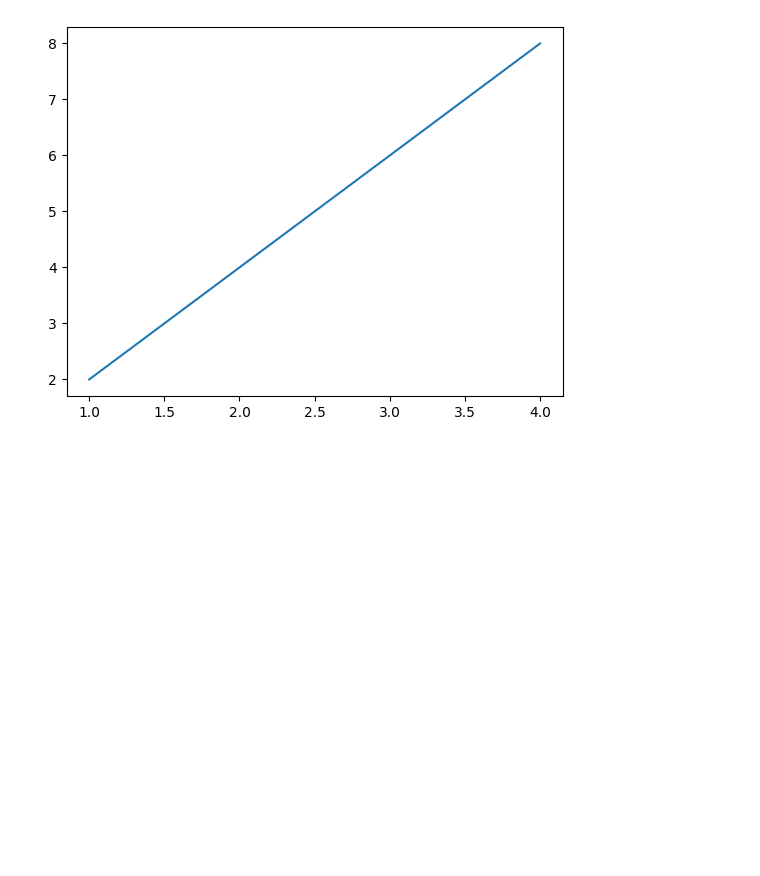
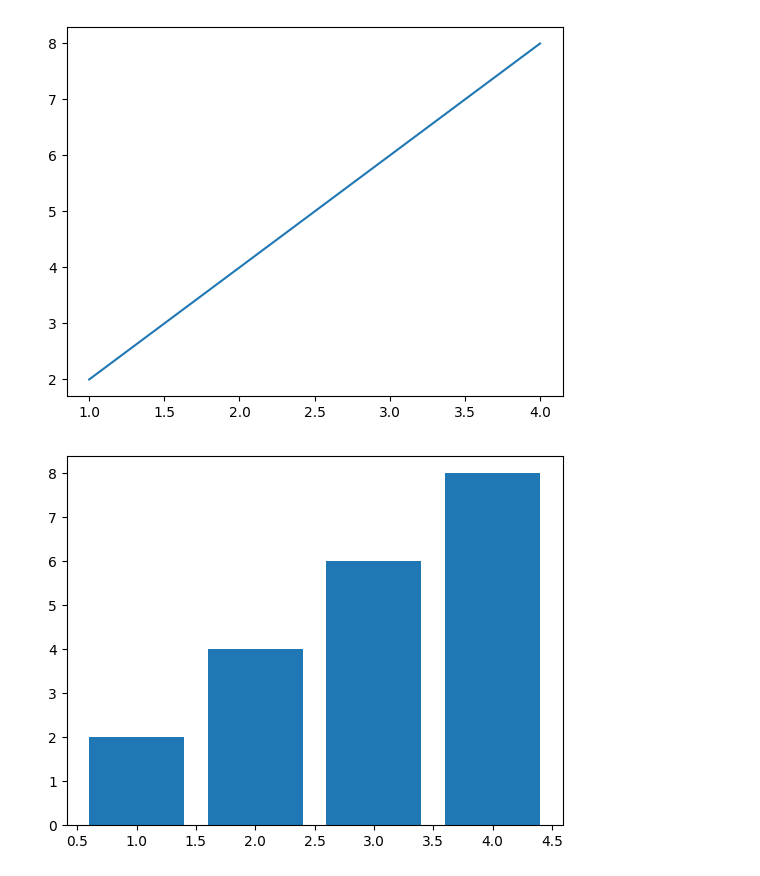
Before and after one commit to Amanmishra03/matplotlib, a Jupyter notebook: simple_graph.ipynb, the cells around one changed output. Saved outputs shown, nothing was run; the diff lists cells and outputs as text; code cells hidden in the pictures; blank space fills up the shorter version.

Commit message:
simple graph

```diff
--- a/simple_graph.ipynb
+++ b/simple_graph.ipynb
@@ -7,3 +7,10 @@ plt.plot(x,y)
 plt.show()
 # %% [output]
 [figure]
+# %%
+x = [1,2,3,4]
+y = [2,4,6,8]
+plt.bar(x,y)
+plt.show()
+# %% [output]
+[figure, added]
```
Also changed, not shown: parts of 1 cell of this notebook.
